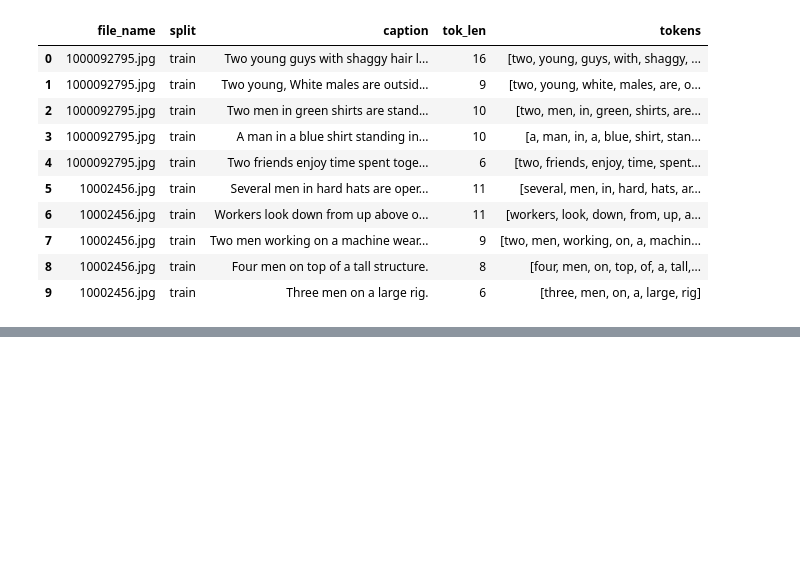
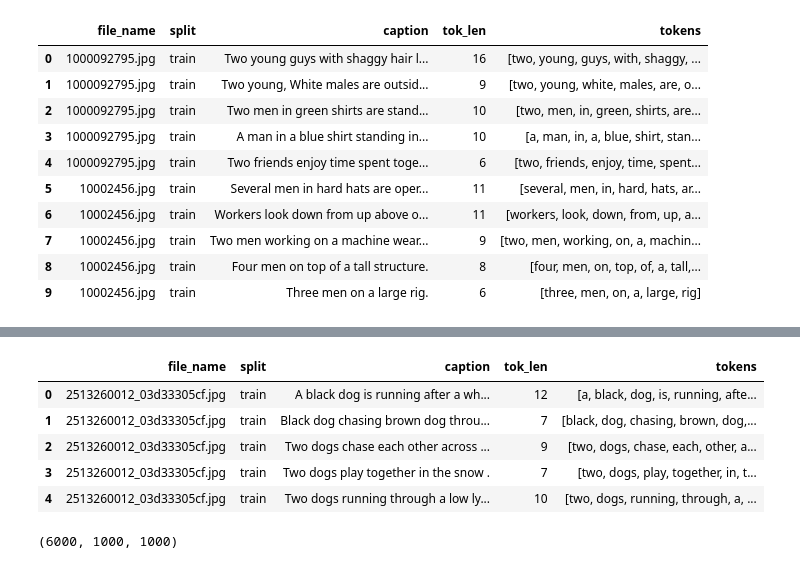
Before and after one commit to moaaztaha/Image-Captioning, a Jupyter notebook: dataset preprocessing.ipynb, the cells around one changed output, grey strips where cells are left out. Cells and saved outputs as stored; diff of their text form; code cells hidden in the pictures; blank space fills up the shorter version.

```diff
--- a/dataset preprocessing.ipynb
+++ b/dataset preprocessing.ipynb
@@ -141,0 +197,17 @@ df.head(10)
+# %%
+df = pd.read_json("data.json")
+df.head()
+# %% [output]
+|  | file_name | split | caption | tok_len | tokens |
+| 0 | 2513260012_03d33305cf.jpg | train | A black dog is running after a wh... | 12 | [a, black, dog, is, running, afte... |
+| 1 | 2513260012_03d33305cf.jpg | train | Black dog chasing brown dog throu... | 7 | [black, dog, chasing, brown, dog,... |
+| 2 | 2513260012_03d33305cf.jpg | train | Two dogs chase each other across ... | 9 | [two, dogs, chase, each, other, a... |
+| 3 | 2513260012_03d33305cf.jpg | train | Two dogs play together in the snow . | 7 | [two, dogs, play, together, in, t... |
+| 4 | 2513260012_03d33305cf.jpg | train | Two dogs running through a low ly... | 10 | [two, dogs, running, through, a, ... |
+# %%
+test_names = df[df['split'] == 'test'].file_name.unique()
+val_names = df[df['split'] == 'val'].file_name.unique()
+train_names = df[df['split'] == 'train'].file_name.unique()
+len(train_names), len(val_names), len(test_names)
+# %% [output]
+(6000, 1000, 1000)
```
Also changed, not shown: parts of 21 cells of this notebook, 2 other files.
